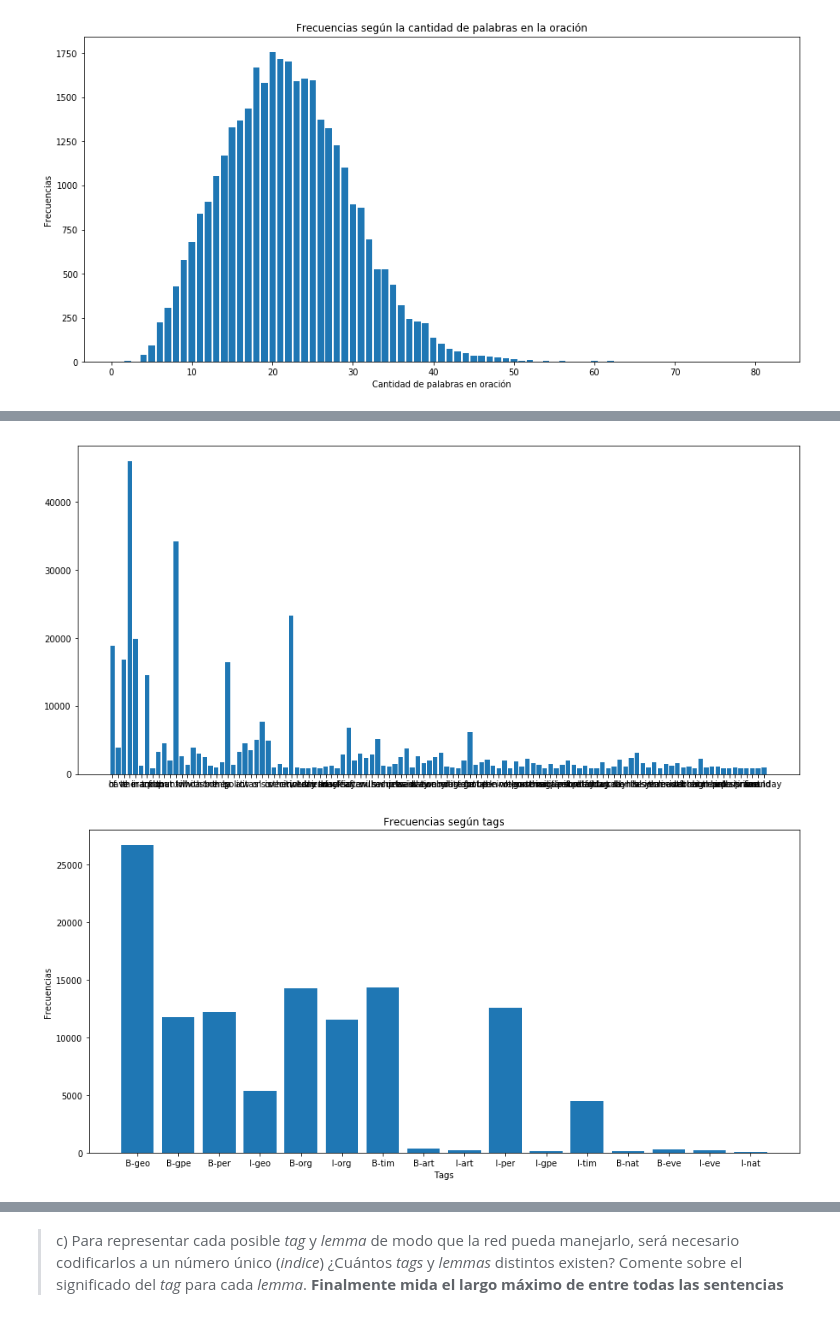
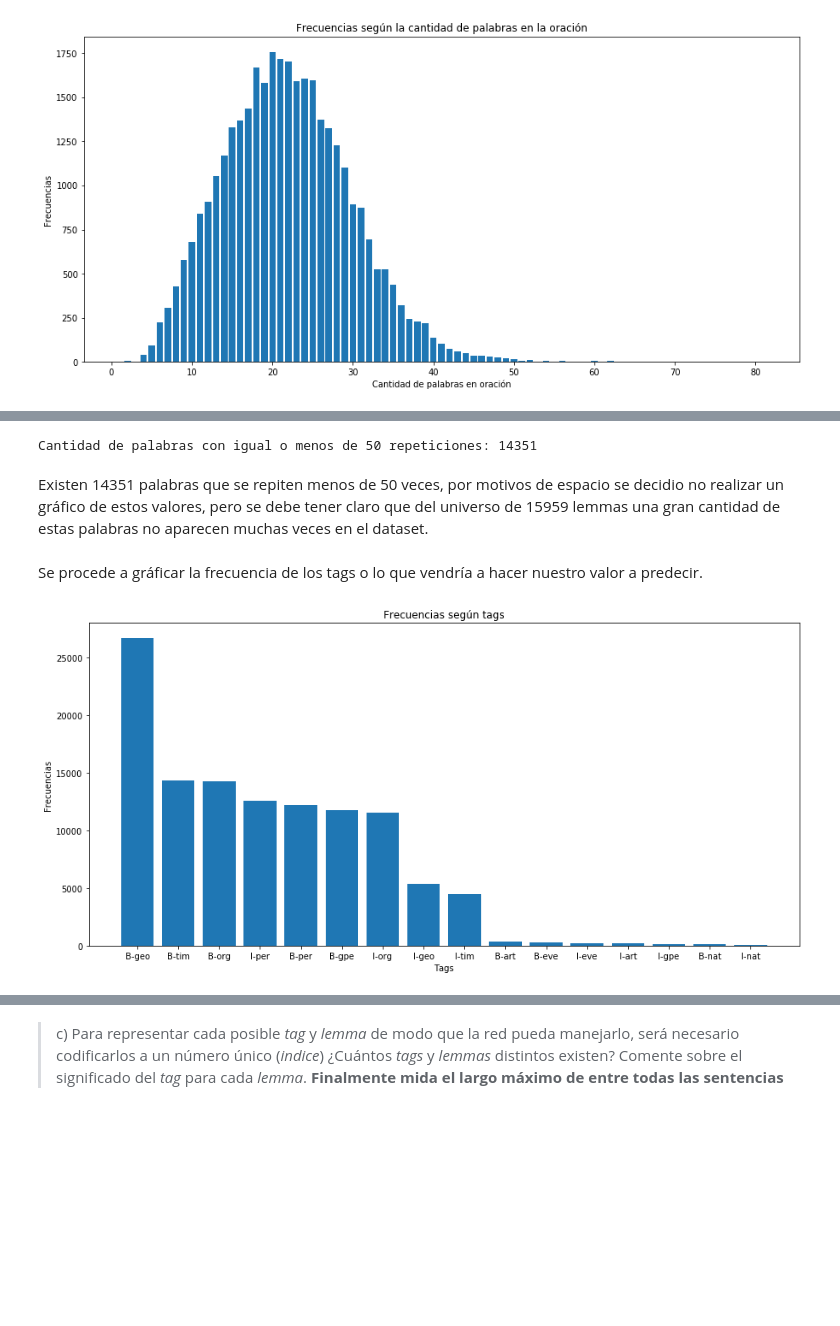
Before and after one commit to AHRojo/ann2, a Jupyter notebook: Pregunta_1.ipynb, the cells around one changed output, grey strips where cells are left out. Saved outputs shown, nothing was run; the diff lists cells and outputs as text; code cells hidden in the pictures; blank space fills up the shorter version.

```diff
--- a/Pregunta_1.ipynb
+++ b/Pregunta_1.ipynb
@@ -135,0 +166,19 @@ for i in keys:
+# %%
+all_vocab = dict()
+
+for word in dataset.values[:]:
+    if word[0].isalpha():
+        if word[0] not in all_vocab.keys():
+            all_vocab[word[0]] = 1
+        else:
+            all_vocab[word[0]] += 1
+
+vocab_list = [(all_vocab[key], key) for key in all_vocab.keys()]
+vocab_list.sort(reverse=True)
+
+x_ticks = list()
+y_ticks = list()
+
+for i in range(len(vocab_list)):
+    x_ticks.append(np.log(i + 1))
+    y_ticks.append(np.log(vocab_list[i][0]))
@@ -136,19 +203,35 @@ for i in keys:
+# %%
+quantity = 0
+
+for key in freqs_words.keys():
+    if freqs_words[key] <= 50:
+      quantity += 1
+
+print("Cantidad de palabras con igual o menos de 50 repeticiones:",quantity)
+# %% [output]
+Cantidad de palabras con igual o menos de 50 repeticiones: 14351
+# %% [markdown]
+Existen 14351 palabras que se repiten menos de 50 veces, por motivos de espacio se decidio no realizar un gráfico de estos valores, pero se debe tener claro que del universo de 15959 lemmas una gran cantidad de estas palabras no aparecen muchas veces en el dataset.
+# %%
+tags_tuples = [(freqs_tags[key], key) for key in freqs_tags.keys()]
+tags_tuples.sort(reverse=True)
+
+x_ticks = list()
+y_ticks = list()
+
+for i in range(len(tags_tuples)):
+    y_ticks.append(tags_tuples[i][0])
+    x_ticks.append(tags_tuples[i][1])
+# %% [markdown]
+Se procede a gráficar la frecuencia de los tags o lo que vendría a hacer nuestro valor a predecir.
 # %%
 plt.figure(figsize=(15,7))
 
-plt.bar(freqs_words.keys(), freqs_words.values())
+plt.bar(x_ticks, y_ticks)
+plt.xlabel('Tags')
+plt.ylabel('Frecuencias')
+plt.title('Frecuencias según tags')
 
 plt.show()
 # %% [output]
-[figure, old version]
+[figure, new version]
-# %%
-plt.figure(figsize=(15,7))
-
-plt.bar(freqs_tags.keys(), freqs_tags.values())
-plt.xlabel('Tags')
-plt.ylabel('Frecuencias')
-plt.title('Frecuencias según tags')
-
-plt.show()
-# %% [output]
-[figure, removed]
```
Also changed, not shown: parts of 74 cells of this notebook, 1 other file.
